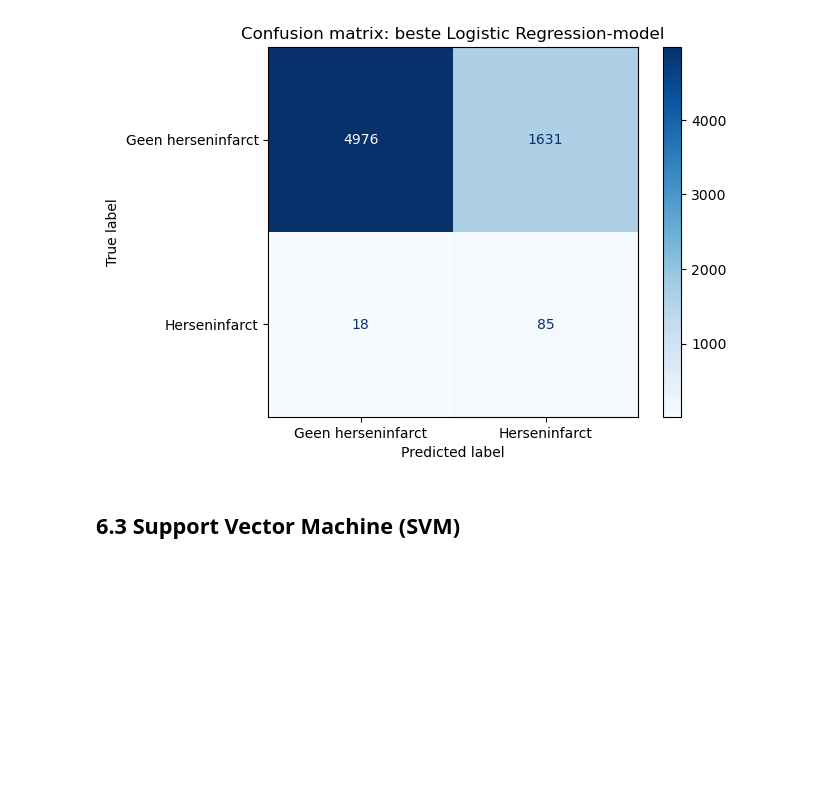
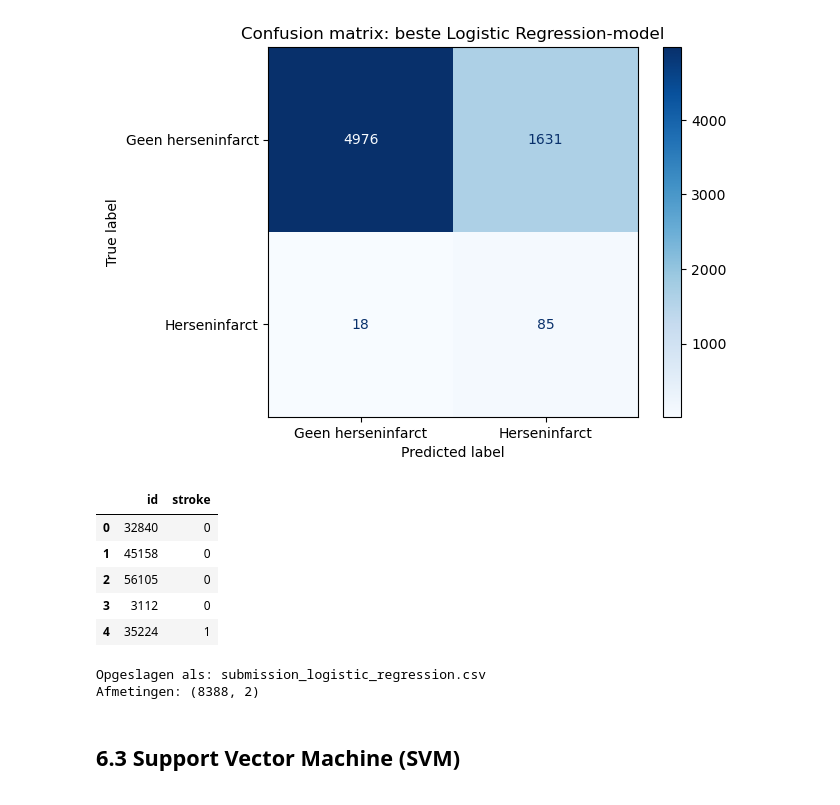
Before and after one commit to RobinDjerahian/Machine-Learning, a Jupyter notebook: Portofolio 1.ipynb, the cells around one changed output. Saved outputs shown, nothing was run; the diff lists cells and outputs as text; code cells hidden in the pictures; blank space fills up the shorter version.

```diff
--- a/Portofolio 1.ipynb
+++ b/Portofolio 1.ipynb
@@ -1120,6 +1188,24 @@ Classificatierapport:
    macro avg     0.5230    0.7892    0.4757      6710
 weighted avg     0.9819    0.7542    0.8461      6710
 [figure]
+# %%
+submission_lr = maak_submission(
+    model=best_lr,
+    test_data=test_df,
+    feature_columns=X.columns,
+    bestandsnaam="submission_logistic_regression.csv",
+    scaler=scaler,
+    numeric_columns=numeric_columns
+)
+# %% [output]
+|  | id | stroke |
+| 0 | 32840 | 0 |
+| 1 | 45158 | 0 |
+| 2 | 56105 | 0 |
+| 3 | 3112 | 0 |
+| 4 | 35224 | 1 |
+Opgeslagen als: submission_logistic_regression.csv
+Afmetingen: (8388, 2)
 # %% [markdown]
 <div style="font-family: 'Times New Roman', serif; line-height: 1.3;">
 
```
Also changed, not shown: parts of 4 cells of this notebook.
